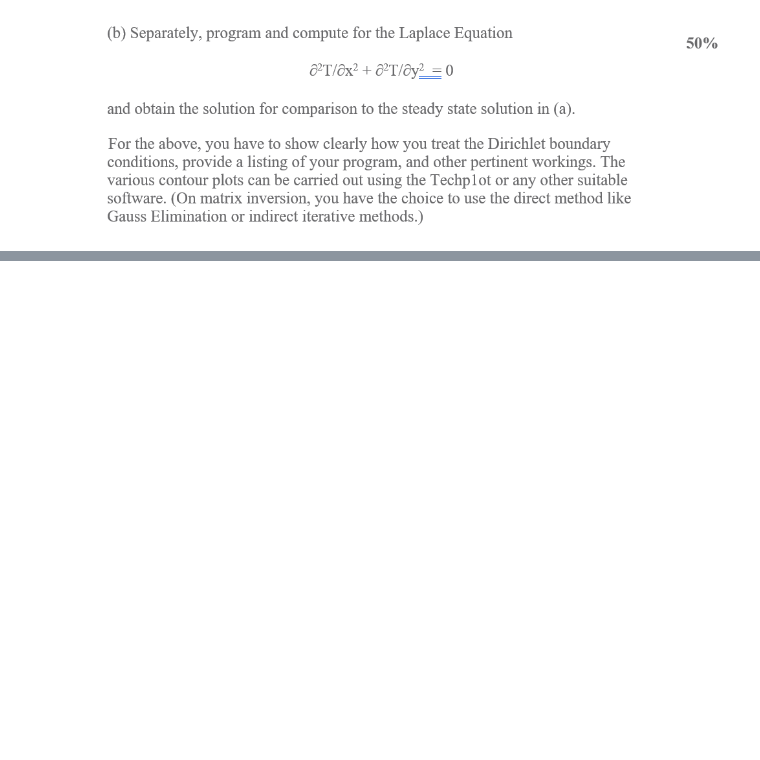
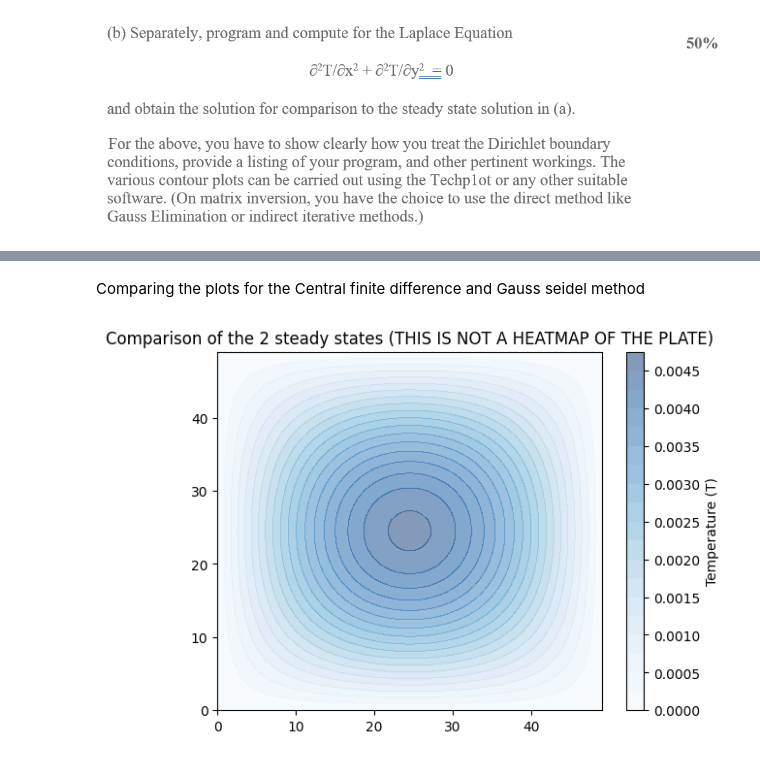
Before and after one commit to bryangohcx/Heat-Distribution-across-a-plate, a Jupyter notebook: Heat distribution.ipynb, the cells around one changed output, grey strips where cells are left out. Drawn from its saved outputs; the diff is of its cells as text; code cells hidden in the pictures; blank space fills up the shorter version.

```diff
--- a/Heat distribution.ipynb
+++ b/Heat distribution.ipynb
@@ -31,0 +70,4 @@ current_time_step = 0
+# %%
+#save the steady state for future referece(comparison with Laplace solution)
+CFD_SS = T
+print(T)
@@ -33,0 +115,11 @@ current_time_step = 0
+# %% [markdown]
+Comparing the plots for the Central finite difference and Gauss seidel method
+# %%
+T = L_SS - CFD_SS# difference between the 2 steady states
+
+plt.title("Comparison of the 2 steady states (THIS IS NOT A HEATMAP OF THE PLATE)")
+plt.contourf(T, levels=20, cmap='Blues',alpha = 0.5)
+plt.colorbar(label="Temperature (T)")
+plt.show()
+# %% [output]
+[figure, added]
```
Also changed, not shown: parts of 14 cells of this notebook, 1 other file.
